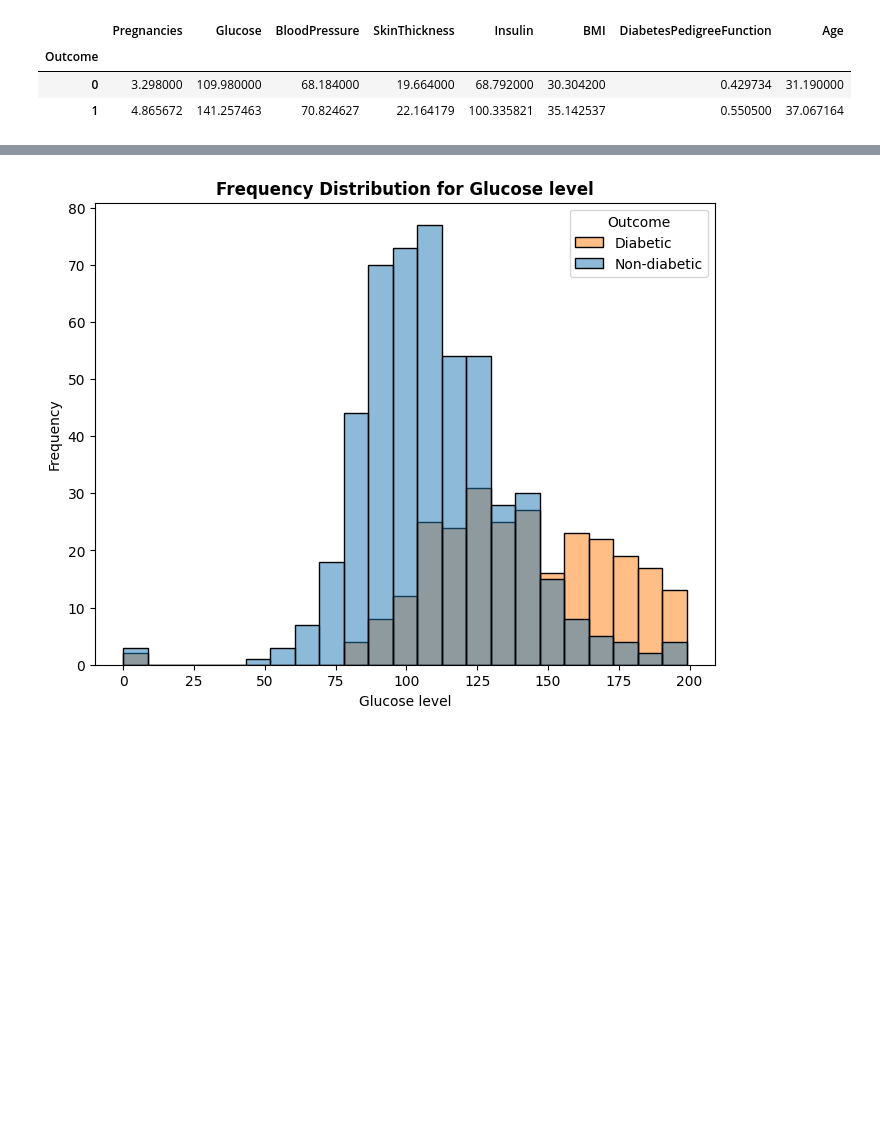
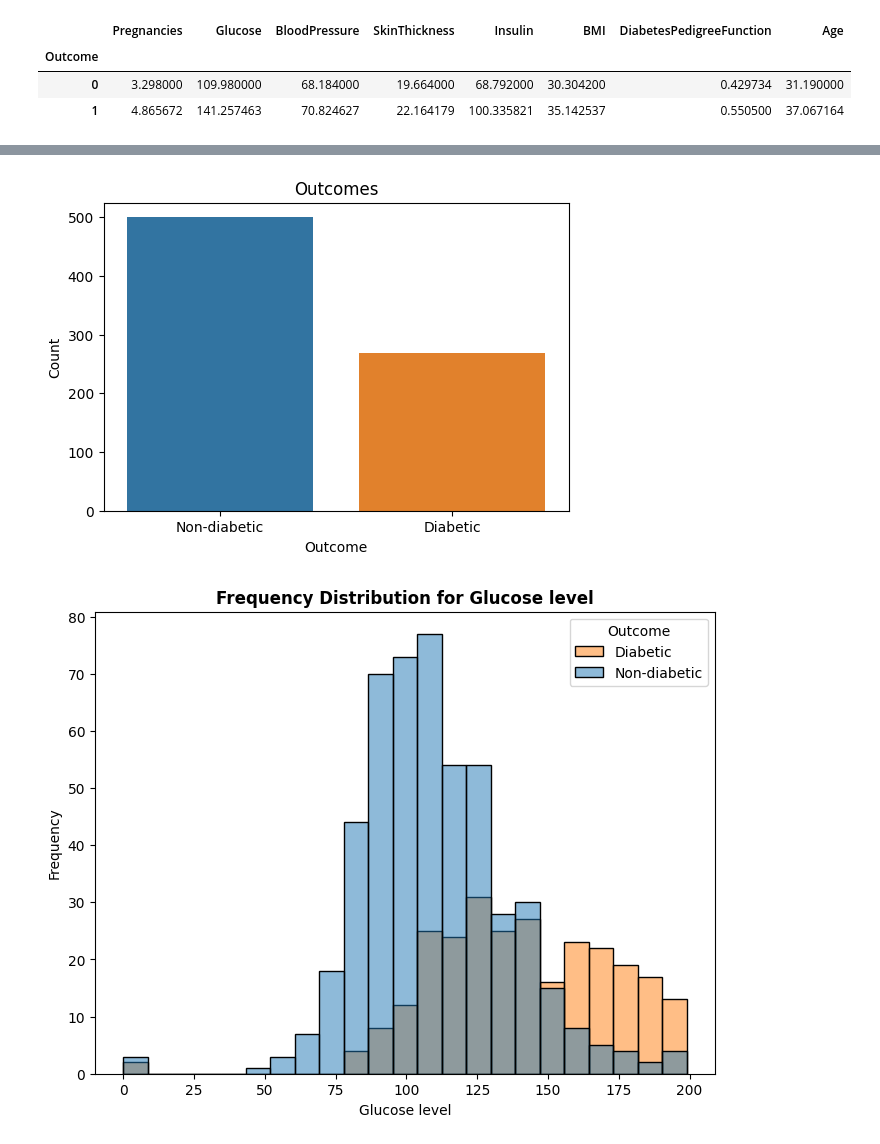
Before and after one commit to nirmit27/ds-and-ml, a Jupyter notebook: ML/diabetes-prediction.ipynb, the cells around one changed output, grey strips where cells are left out. Saved outputs shown, nothing was run; the diff lists cells and outputs as text; code cells hidden in the pictures; blank space fills up the shorter version.

```diff
--- a/ML/diabetes-prediction.ipynb
+++ b/ML/diabetes-prediction.ipynb
@@ -74,3 +92,17 @@ df.groupby("Outcome").mean()
+# %%
+plt.figure(figsize=(6, 4))
+
+sns.countplot(x="Outcome", data=df)
+
+plt.title("Outcomes")
+plt.xlabel("Outcome")
+plt.ylabel("Count")
+
+plt.xticks([0, 1], ["Non-diabetic", "Diabetic"])
+
+plt.show()
+# %% [output]
+[figure, added]
 # %%
 plt.figure(figsize=(8, 6))
 
```
Also changed, not shown: parts of 19 cells of this notebook.
